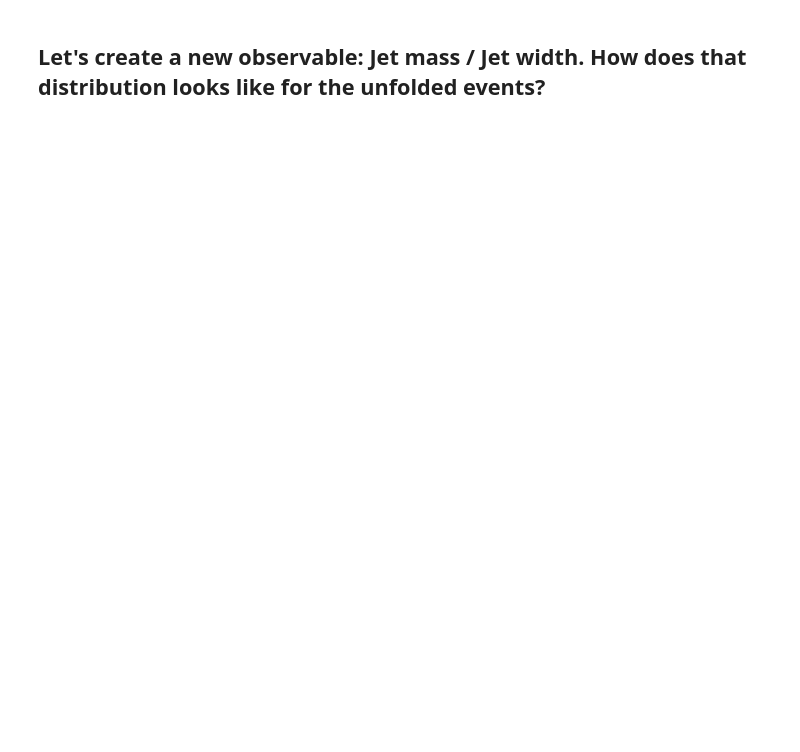
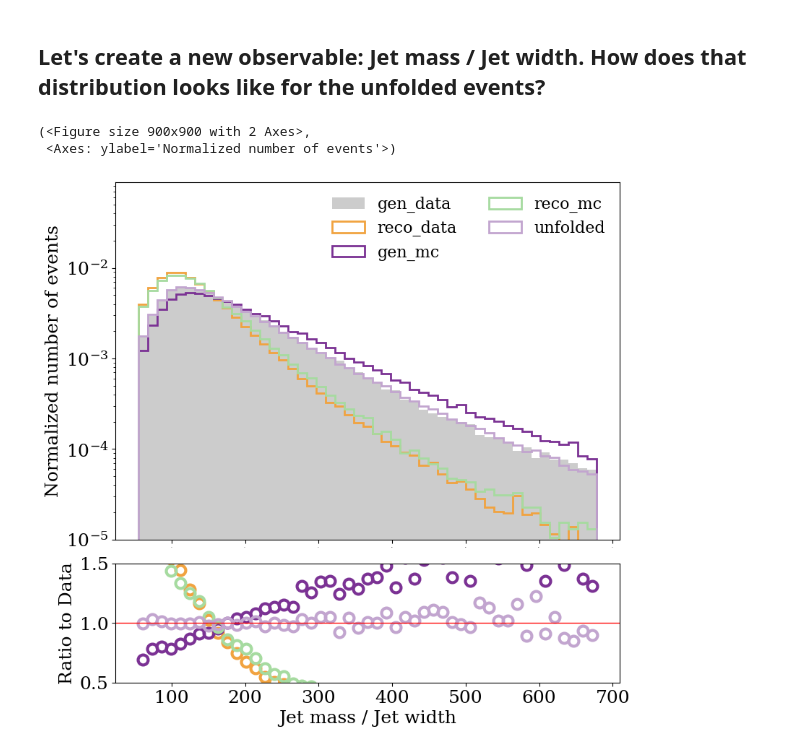
Before and after one commit to ml4fp/2024-lbnl, a Jupyter notebook: unfolding/OmniFold_tutorial_physics_answers.ipynb, the cells around one changed output. Cells and saved outputs as stored; diff of their text form; code cells hidden in the pictures; blank space fills up the shorter version.

```diff
--- a/unfolding/OmniFold_tutorial_physics_answers.ipynb
+++ b/unfolding/OmniFold_tutorial_physics_answers.ipynb
@@ -102,2 +185,22 @@ for iv, var in enumerate(var_names):
 # %% [markdown]
 ## Let's create a new observable: Jet mass / Jet width. How does that distribution looks like for the unfolded events?
+# %%
+data_dict = {
+    'gen_data': (gen_data[:,0]/gen_data[:,1])[gen_data[:,1]!=0],
+    'reco_data': (reco_data[:,0]/reco_data[:,1])[reco_data[:,1]!=0],
+    'gen_mc': (gen_mc[:,0]/gen_mc[:,1])[gen_mc[:,1]!=0],
+    'reco_mc': (reco_mc[:,0]/reco_mc[:,1])[reco_mc[:,1]!=0],
+    'unfolded': (validation_data[:,0]/validation_data[:,1])[validation_data[:,1]!=0],
+}
+weight_dict = {
+    'gen_data': data.weight[gen_data[:,1]!=0],
+    'reco_data': data.weight[reco_data[:,1]!=0],
+    'gen_mc': mc.weight[gen_mc[:,1]!=0],
+    'reco_mc': mc.weight[reco_mc[:,1]!=0],
+    'unfolded': unfolded_weights[validation_data[:,1]!=0],
+}
+HistRoutine(data_dict,r"Jet mass / Jet width", reference_name = 'gen_data',logy=True)
+# %% [output]
+(<Figure size 900x900 with 2 Axes>,
+ <Axes: ylabel='Normalized number of events'>)
+[figure, added]
```
Also changed, not shown: parts of 7 cells of this notebook, 1 other file.
